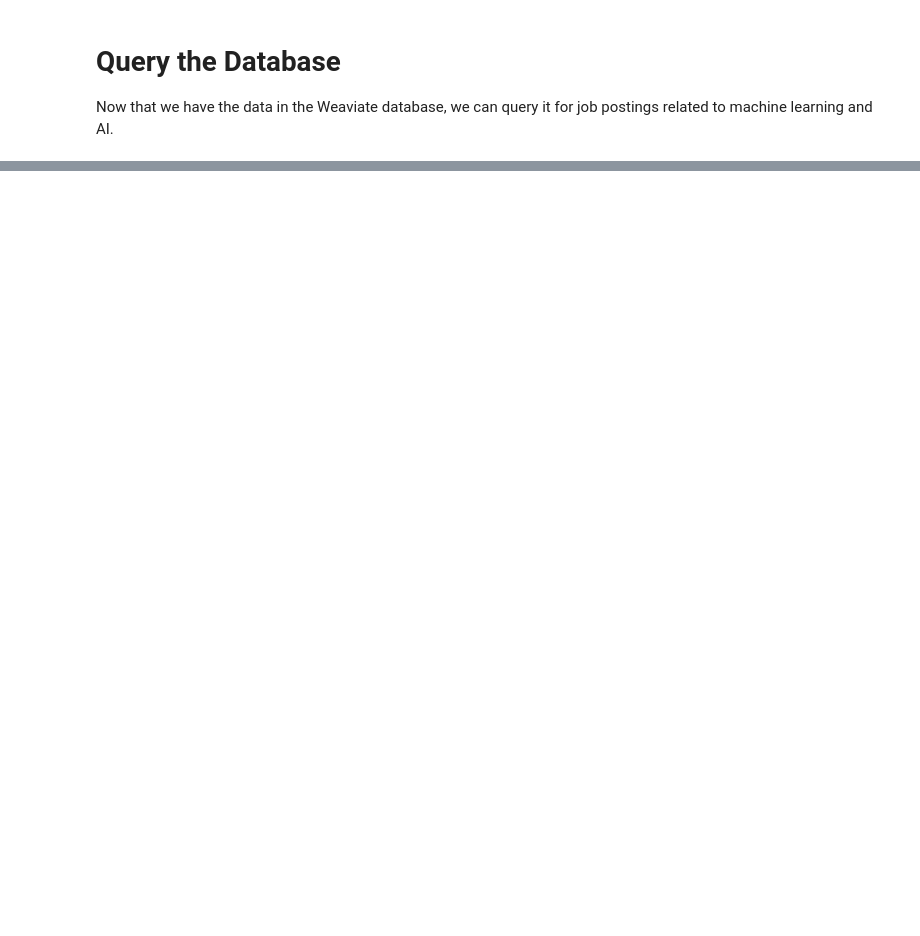
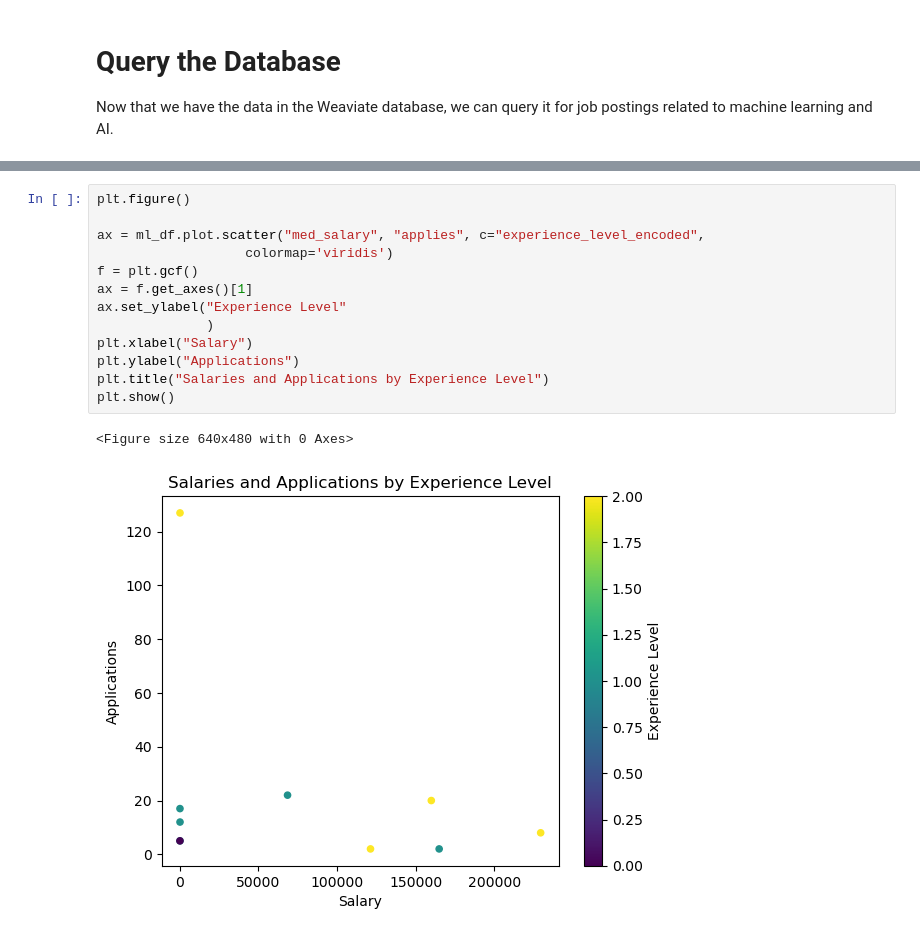
Before and after one commit to WillPugs/weaviate-application, a Jupyter notebook: workflow.ipynb, the cells around one changed output, grey strips where cells are left out. Cells and saved outputs as stored; diff of their text form; blank space fills up the shorter version.

```diff
--- a/workflow.ipynb
+++ b/workflow.ipynb
@@ -201,0 +300,16 @@ WeaviateQueryError: Query call with protocol GRPC search failed with message exp
+# %%
+plt.figure()
+
+ax = ml_df.plot.scatter("med_salary", "applies", c="experience_level_encoded",
+                   colormap='viridis')
+f = plt.gcf()
+ax = f.get_axes()[1]
+ax.set_ylabel("Experience Level"
+              )
+plt.xlabel("Salary")
+plt.ylabel("Applications")
+plt.title("Salaries and Applications by Experience Level")
+plt.show()
+# %% [output]
+<Figure size 640x480 with 0 Axes>
+[figure, added]
```
Also changed, not shown: parts of 24 cells of this notebook.
